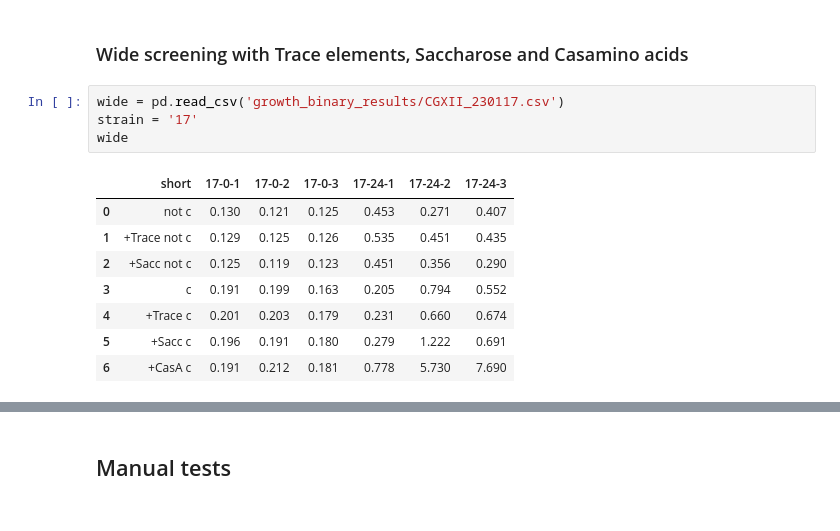
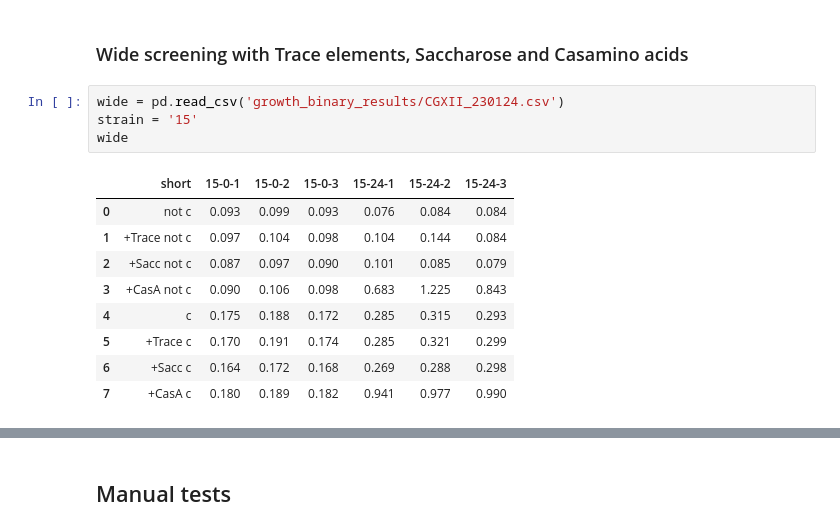
Before and after one commit to draeger-lab/C_striatum_wetlab, a Jupyter notebook: growth_binary/growth_binary.ipynb, the cells around one changed output, grey strips where cells are left out. Drawn from its saved outputs; the diff is of its cells as text.

```diff
--- a/growth_binary/growth_binary.ipynb
+++ b/growth_binary/growth_binary.ipynb
@@ -228,18 +230,19 @@ for modus in ['-0dot2', '-0dot4']:
 # %% [markdown]
 ### Wide screening with Trace elements, Saccharose and Casamino acids
 # %%
-wide = pd.read_csv('growth_binary_results/CGXII_230117.csv')
-strain = '17'
+wide = pd.read_csv('growth_binary_results/CGXII_230124.csv')
+strain = '15'
 wide
 # %% [output]
-|  | short | 17-0-1 | 17-0-2 | 17-0-3 | 17-24-1 | 17-24-2 | 17-24-3 |
-| 0 | not c | 0.130 | 0.121 | 0.125 | 0.453 | 0.271 | 0.407 |
-| 1 | +Trace not c | 0.129 | 0.125 | 0.126 | 0.535 | 0.451 | 0.435 |
-| 2 | +Sacc not c | 0.125 | 0.119 | 0.123 | 0.451 | 0.356 | 0.290 |
-| 3 | c | 0.191 | 0.199 | 0.163 | 0.205 | 0.794 | 0.552 |
-| 4 | +Trace c | 0.201 | 0.203 | 0.179 | 0.231 | 0.660 | 0.674 |
-| 5 | +Sacc c | 0.196 | 0.191 | 0.180 | 0.279 | 1.222 | 0.691 |
-| 6 | +CasA c | 0.191 | 0.212 | 0.181 | 0.778 | 5.730 | 7.690 |
+|  | short | 15-0-1 | 15-0-2 | 15-0-3 | 15-24-1 | 15-24-2 | 15-24-3 |
+| 0 | not c | 0.093 | 0.099 | 0.093 | 0.076 | 0.084 | 0.084 |
+| 1 | +Trace not c | 0.097 | 0.104 | 0.098 | 0.104 | 0.144 | 0.084 |
+| 2 | +Sacc not c | 0.087 | 0.097 | 0.090 | 0.101 | 0.085 | 0.079 |
+| 3 | +CasA not c | 0.090 | 0.106 | 0.098 | 0.683 | 1.225 | 0.843 |
+| 4 | c | 0.175 | 0.188 | 0.172 | 0.285 | 0.315 | 0.293 |
+| 5 | +Trace c | 0.170 | 0.191 | 0.174 | 0.285 | 0.321 | 0.299 |
+| 6 | +Sacc c | 0.164 | 0.172 | 0.168 | 0.269 | 0.288 | 0.298 |
+| 7 | +CasA c | 0.180 | 0.189 | 0.182 | 0.941 | 0.977 | 0.990 |
 # %%
 fig, ax = plt.subplots()
 exp_0 = wide[[strain +'-0-1', strain +'-0-2', strain +'-0-3']].dropna()
```
Also changed, not shown: parts of 13 cells of this notebook, 14 other files.
